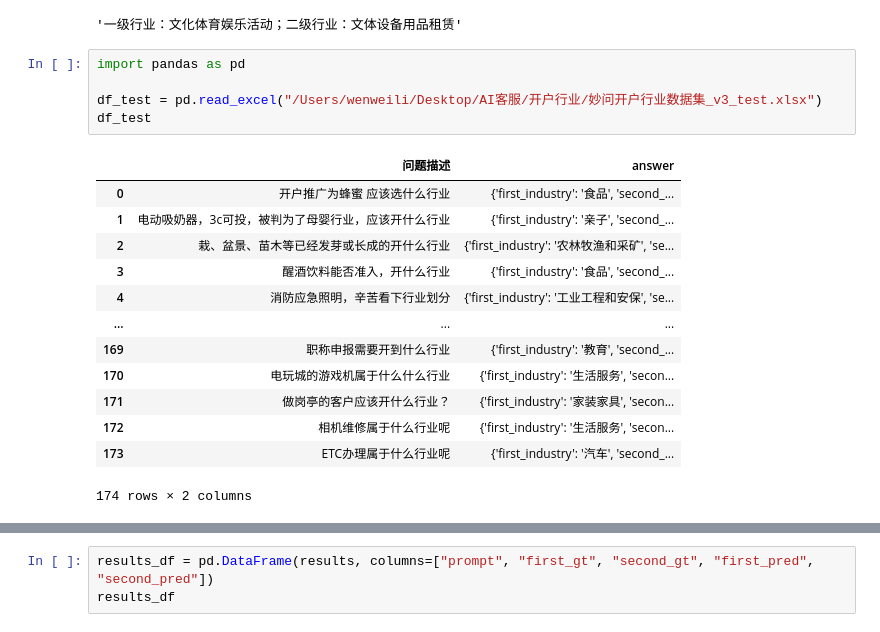
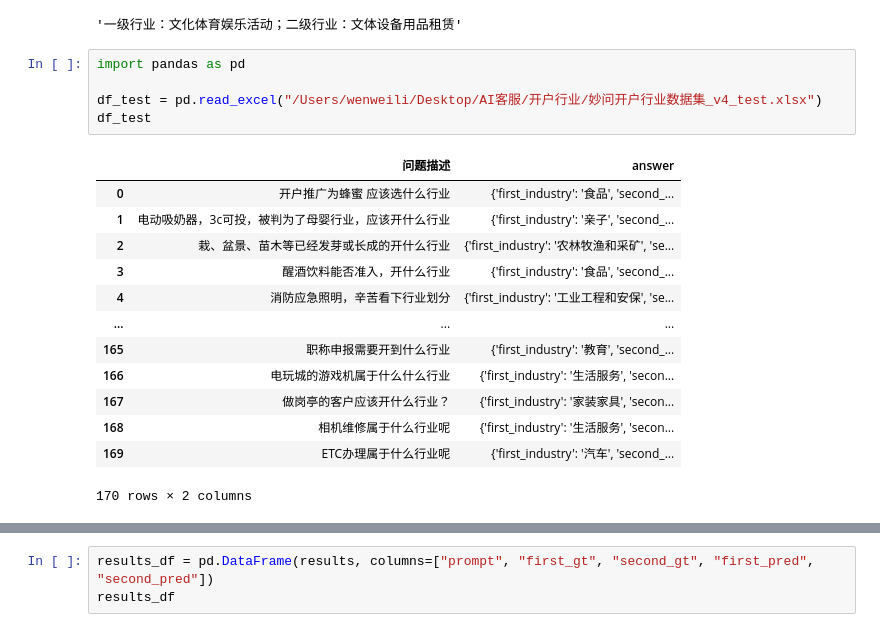
Before and after one commit to yenanjing/OpenZero, a Jupyter notebook: examples/data_preprocess/open_industry.ipynb, the cells around one changed output, grey strips where cells are left out. Saved outputs shown, nothing was run; the diff lists cells and outputs as text.

```diff
--- a/examples/data_preprocess/open_industry.ipynb
+++ b/examples/data_preprocess/open_industry.ipynb
@@ -421,22 +421,22 @@ request_hy("图书租赁开什么行业")
 # %%
 import pandas as pd
 
-df_test = pd.read_excel("/Users/wenweili/Desktop/AI客服/开户行业/妙问开户行业数据集_v3_test.xlsx")
+df_test = pd.read_excel("/Users/wenweili/Desktop/AI客服/开户行业/妙问开户行业数据集_v4_test.xlsx")
 df_test
 # %% [output]
 |  | 问题描述 | answer |
 | 0 | 开户推广为蜂蜜 应该选什么行业 | {'first_industry': '食品', 'second_... |
 | 1 | 电动吸奶器，3c可投，被判为了母婴行业，应该开什么行业 | {'first_industry': '亲子', 'second_... |
 | 2 | 栽、盆景、苗木等已经发芽或长成的开什么行业 | {'first_industry': '农林牧渔和采矿', 'se... |
 | 3 | 醒酒饮料能否准入，开什么行业 | {'first_industry': '食品', 'second_... |
 | 4 | 消防应急照明，辛苦看下行业划分 | {'first_industry': '工业工程和安保', 'se... |
 | ... | ... | ... |
-| 169 | 职称申报需要开到什么行业 | {'first_industry': '教育', 'second_... |
-| 170 | 电玩城的游戏机属于什么什么行业 | {'first_industry': '生活服务', 'secon... |
-| 171 | 做岗亭的客户应该开什么行业？ | {'first_industry': '家装家具', 'secon... |
-| 172 | 相机维修属于什么行业呢 | {'first_industry': '生活服务', 'secon... |
-| 173 | ETC办理属于什么行业呢 | {'first_industry': '汽车', 'second_... |
+| 165 | 职称申报需要开到什么行业 | {'first_industry': '教育', 'second_... |
+| 166 | 电玩城的游戏机属于什么什么行业 | {'first_industry': '生活服务', 'secon... |
+| 167 | 做岗亭的客户应该开什么行业？ | {'first_industry': '家装家具', 'secon... |
+| 168 | 相机维修属于什么行业呢 | {'first_industry': '生活服务', 'secon... |
+| 169 | ETC办理属于什么行业呢 | {'first_industry': '汽车', 'second_... |
-174 rows × 2 columns
+170 rows × 2 columns
 # %%
 results = []
 f_c = 0
```
Also changed, not shown: parts of 2 cells of this notebook, 5 other files.
